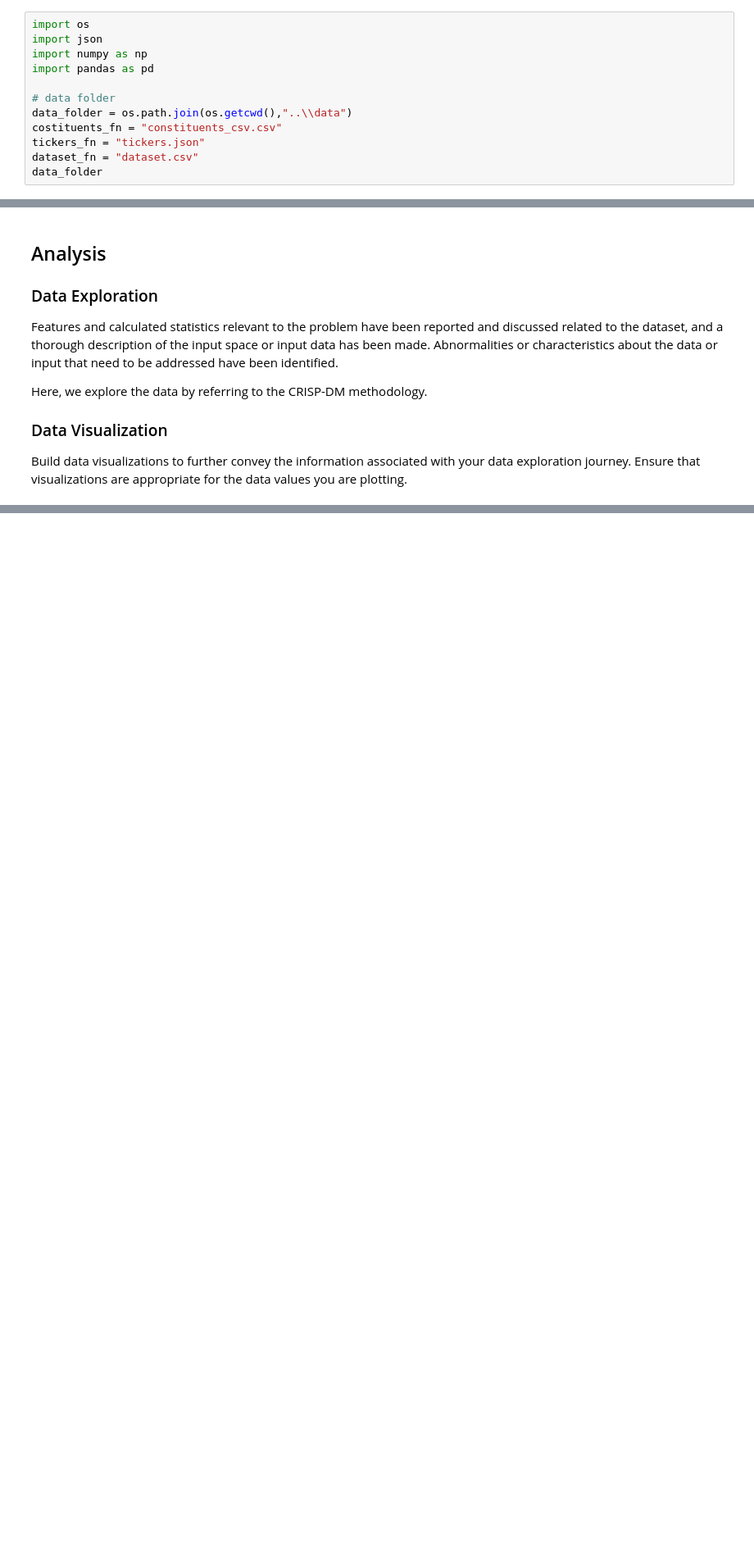
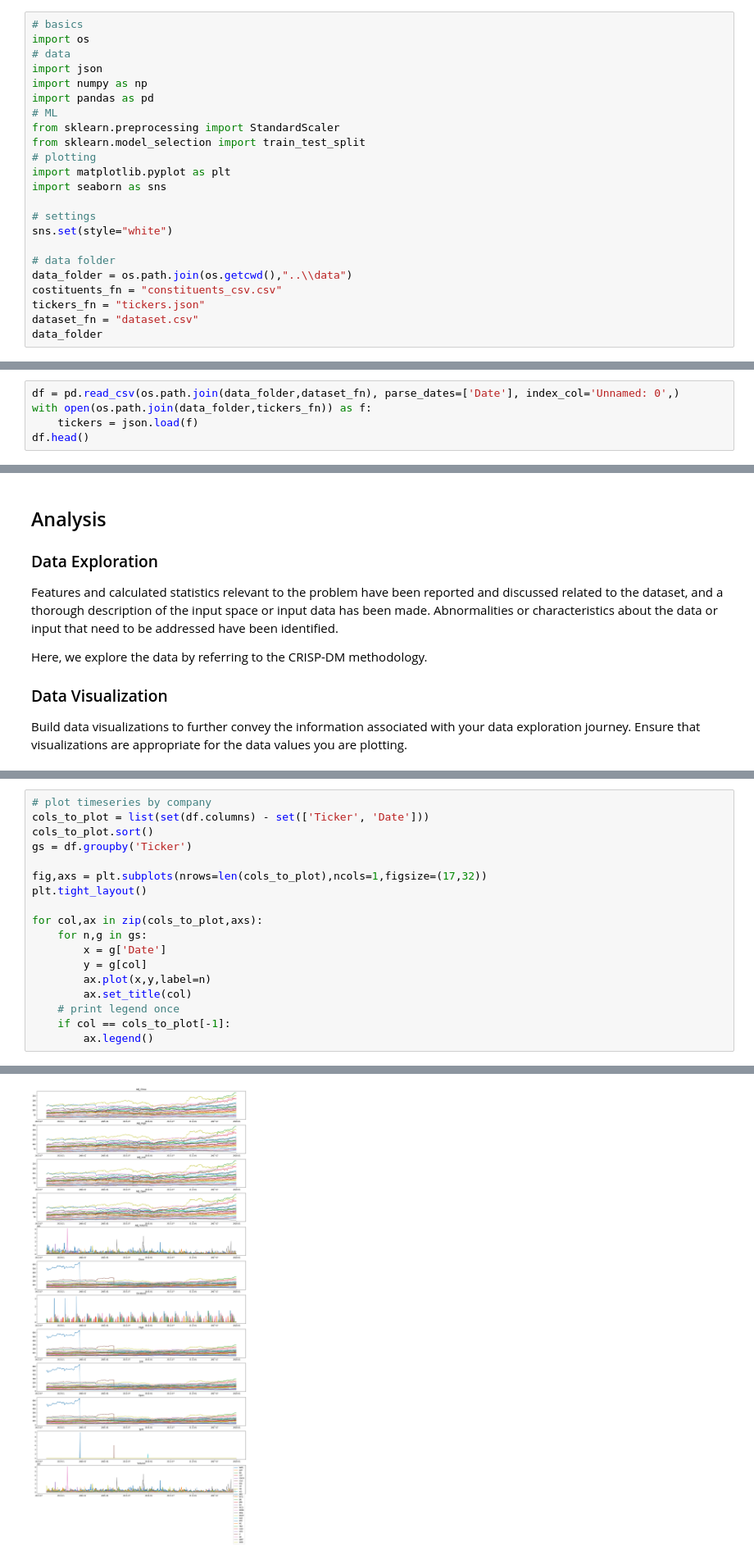
Before and after one commit to claudiocmp/dsnd-spi, a Jupyter notebook: nbooks/03_project.ipynb, the cells around one changed output, grey strips where cells are left out. Shown at 82% size. Drawn from its saved outputs; the diff is of its cells as text; blank space fills up the shorter version.

```diff
--- a/nbooks/03_project.ipynb
+++ b/nbooks/03_project.ipynb
@@ -34,10 +34,21 @@ Metrics used to measure performance of a model or result are clearly defined. Me
 # %% [markdown]
 ## Requirements
 # %%
+# basics
 import os
+# data
 import json
 import numpy as np
 import pandas as pd
+# ML
+from sklearn.preprocessing import StandardScaler
+from sklearn.model_selection import train_test_split
+# plotting
+import matplotlib.pyplot as plt
+import seaborn as sns
+
+# settings
+sns.set(style="white")
 
 # data folder
 data_folder = os.path.join(os.getcwd(),"..\\data")
@@ -47,3 +58,8 @@ dataset_fn = "dataset.csv"
 data_folder
 # %% [output]
 'C:\\dev\\dsnd-spi\\nbooks\\..\\data'
+# %%
+df = pd.read_csv(os.path.join(data_folder,dataset_fn), parse_dates=['Date'], index_col='Unnamed: 0',)
+with open(os.path.join(data_folder,tickers_fn)) as f:
+    tickers = json.load(f)
+df.head()
@@ -61,0 +147,19 @@ Build data visualizations to further convey the information associated with your
+# %%
+# plot timeseries by company
+cols_to_plot = list(set(df.columns) - set(['Ticker', 'Date']))
+cols_to_plot.sort()
+gs = df.groupby('Ticker')
+
+fig,axs = plt.subplots(nrows=len(cols_to_plot),ncols=1,figsize=(17,32))
+plt.tight_layout()
+
+for col,ax in zip(cols_to_plot,axs):
+    for n,g in gs:
+        x = g['Date']
+        y = g[col]
+        ax.plot(x,y,label=n)
+        ax.set_title(col)
+    # print legend once
+    if col == cols_to_plot[-1]:
+        ax.legend()
+# %% [output]
@@ -61,0 +170 @@ Build data visualizations to further convey the information associated with your
+[figure, added]
```
Also changed, not shown: parts of 9 cells of this notebook.
